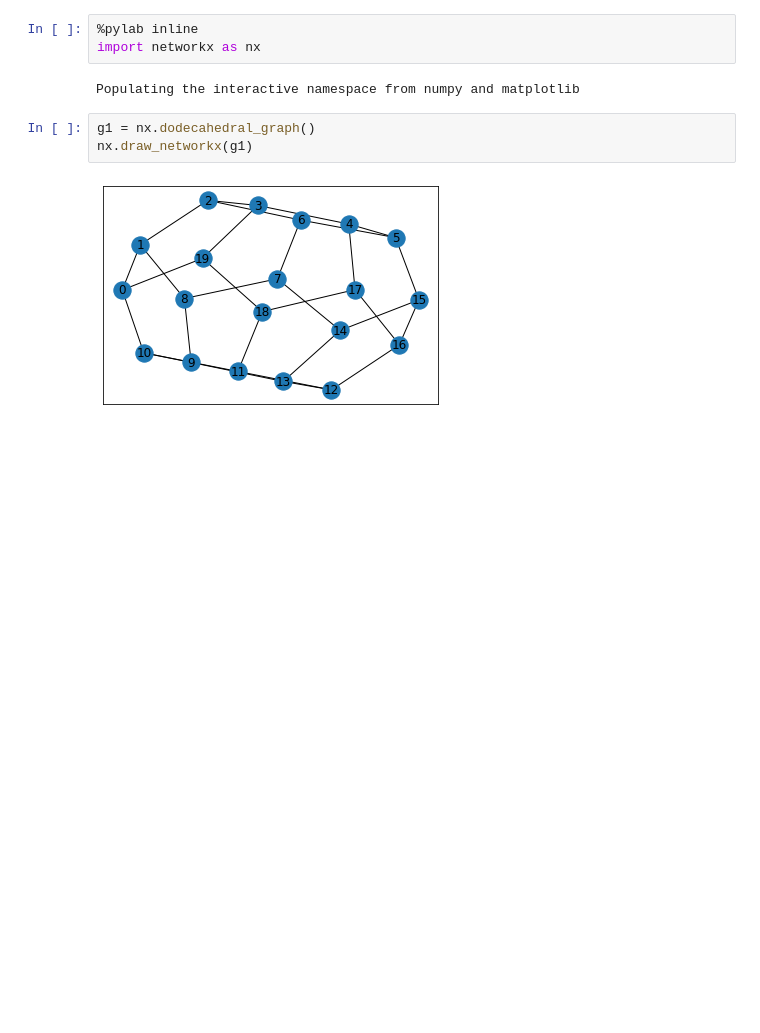
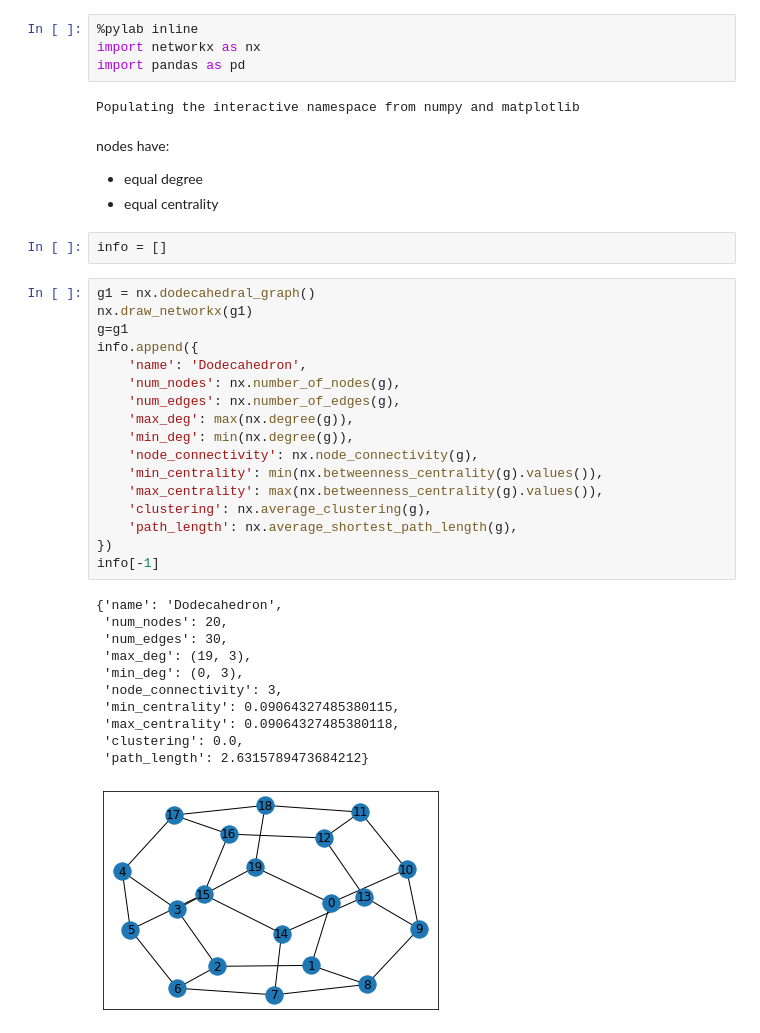
Before and after one commit to JamesPHoughton/detective-game-interdependent-diffusion, a Jupyter notebook: setup/Network Structure.ipynb, the cells around one changed output. Cells and saved outputs as stored; diff of their text form; blank space fills up the shorter version.

```diff
--- a/setup/Network Structure.ipynb
+++ b/setup/Network Structure.ipynb
@@ -1,10 +1,41 @@
 # %%
 %pylab inline
 import networkx as nx
+import pandas as pd
 # %% [output]
 Populating the interactive namespace from numpy and matplotlib
-# %%
-g1 = nx.dodecahedral_graph()
-nx.draw_networkx(g1)
-# %% [output]
-[figure, removed]
+# %% [markdown]
+nodes have:
+- equal degree
+- equal centrality
+# %%
+info = []
+# %%
+g1 = nx.dodecahedral_graph()
+nx.draw_networkx(g1)
+g=g1
+info.append({
+    'name': 'Dodecahedron',
+    'num_nodes': nx.number_of_nodes(g),
+    'num_edges': nx.number_of_edges(g),
+    'max_deg': max(nx.degree(g)),
+    'min_deg': min(nx.degree(g)),
+    'node_connectivity': nx.node_connectivity(g),
+    'min_centrality': min(nx.betweenness_centrality(g).values()),
+    'max_centrality': max(nx.betweenness_centrality(g).values()),
+    'clustering': nx.average_clustering(g),
+    'path_length': nx.average_shortest_path_length(g),
+})
+info[-1]
+# %% [output]
+{'name': 'Dodecahedron',
+ 'num_nodes': 20,
+ 'num_edges': 30,
+ 'max_deg': (19, 3),
+ 'min_deg': (0, 3),
+ 'node_connectivity': 3,
+ 'min_centrality': 0.09064327485380115,
+ 'max_centrality': 0.09064327485380118,
+ 'clustering': 0.0,
+ 'path_length': 2.6315789473684212}
+[figure, added]
```
Also changed, not shown: parts of 23 cells of this notebook, 20 other files.
